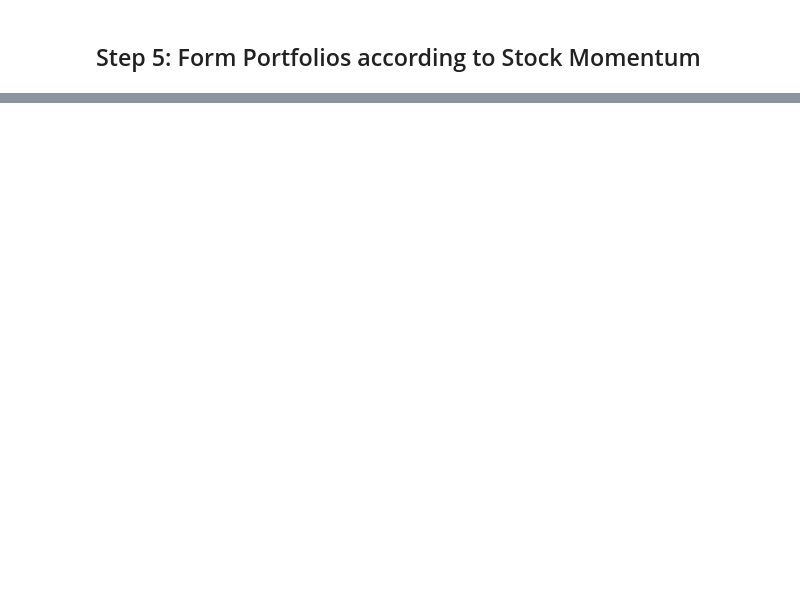
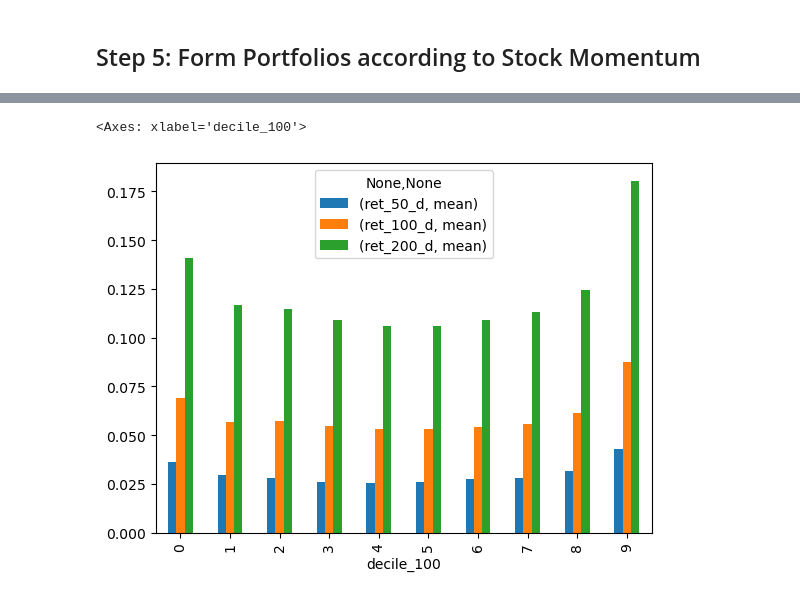
Before and after one commit to Faliell/Pandas_Classes, a Jupyter notebook: aula22-caseStudy.ipynb, the cells around one changed output, grey strips where cells are left out. Saved outputs shown, nothing was run; the diff lists cells and outputs as text; code cells hidden in the pictures; blank space fills up the shorter version.

```diff
--- a/aula22-caseStudy.ipynb
+++ b/aula22-caseStudy.ipynb
@@ -366,0 +375,5 @@ result_ma_200
+# %%
+result_ma_100.plot.bar(x="decile_100", y=[("ret_50_d", "mean"), ("ret_100_d", "mean"), ("ret_200_d", "mean"),])
+# %% [output]
+<Axes: xlabel='decile_100'>
+[figure, added]
```
Also changed, not shown: parts of 11 cells of this notebook.
